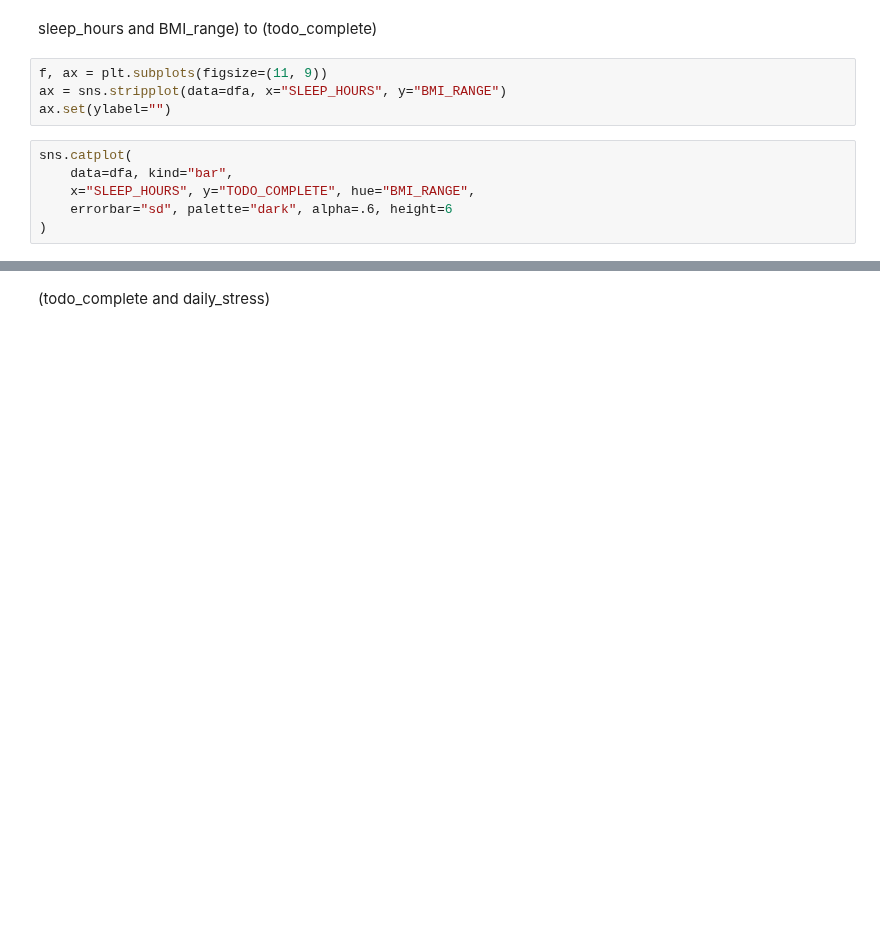
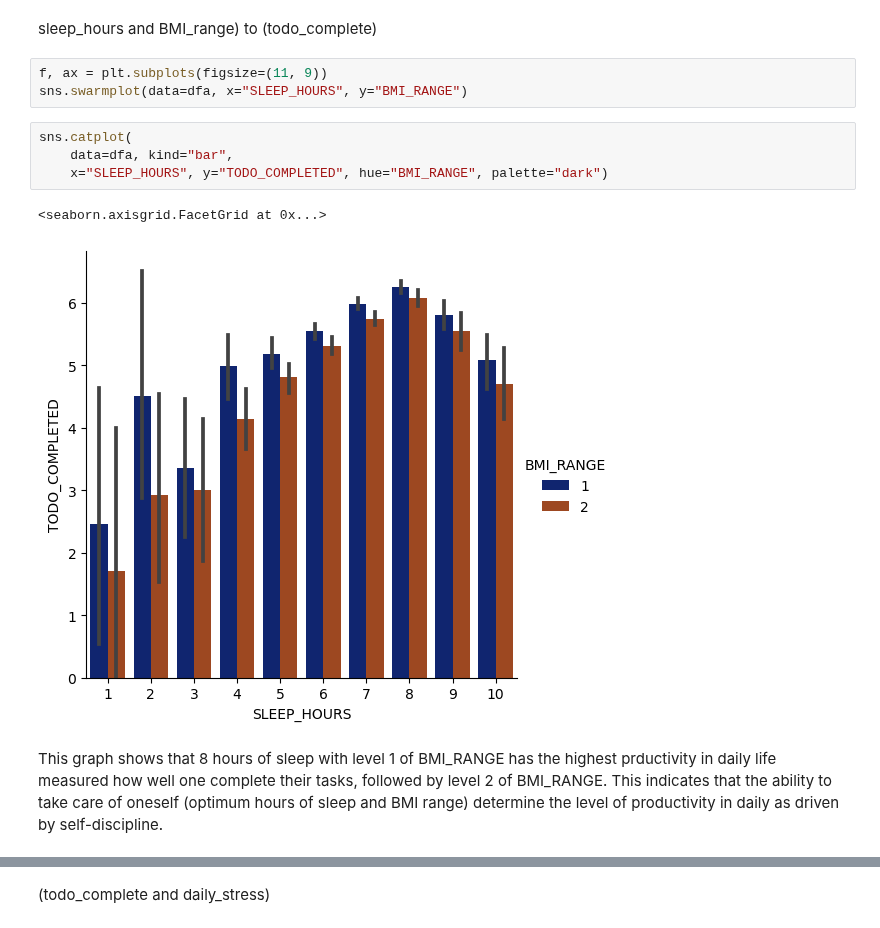
Before and after one commit to ubco-W2022T2-data301/project-group-group06, a Jupyter notebook: analysis/analysis3.ipynb, the cells around one changed output, grey strips where cells are left out. Cells and saved outputs as stored; diff of their text form; blank space fills up the shorter version.

Commit message:
Graph not loading

```diff
--- a/analysis/analysis3.ipynb
+++ b/analysis/analysis3.ipynb
@@ -141,11 +141,14 @@ g.despine(left=True)
 sleep_hours and BMI_range) to (todo_complete)
 # %%
 f, ax = plt.subplots(figsize=(11, 9))
-ax = sns.stripplot(data=dfa, x="SLEEP_HOURS", y="BMI_RANGE")
-ax.set(ylabel="")
+sns.swarmplot(data=dfa, x="SLEEP_HOURS", y="BMI_RANGE")
 # %%
 sns.catplot(
     data=dfa, kind="bar",
-    x="SLEEP_HOURS", y="TODO_COMPLETE", hue="BMI_RANGE",
-    errorbar="sd", palette="dark", alpha=.6, height=6
-)
+    x="SLEEP_HOURS", y="TODO_COMPLETED", hue="BMI_RANGE", palette="dark")
+# %% [output]
+<seaborn.axisgrid.FacetGrid at 0x...>
+[figure, added]
+# %% [markdown]
+This graph shows that 8 hours of sleep with level 1 of BMI_RANGE has the highest prductivity in daily life measured how well one complete their tasks, followed by level 2 of BMI_RANGE.
+This indicates that the ability to take care of oneself (optimum hours of sleep and BMI range) determine the level of productivity in daily as driven by self-discipline.
```
Also changed, not shown: parts of 4 cells of this notebook.
